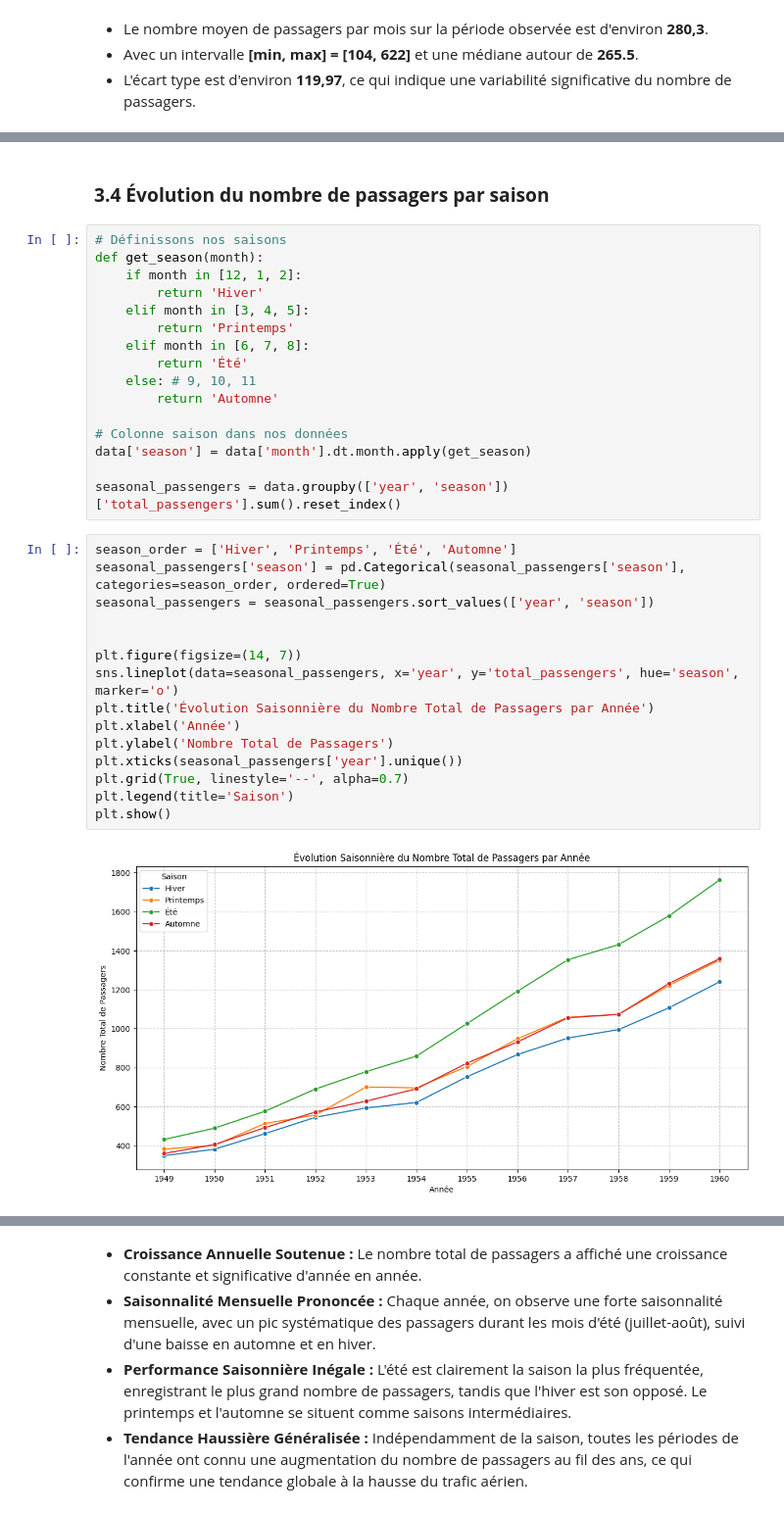
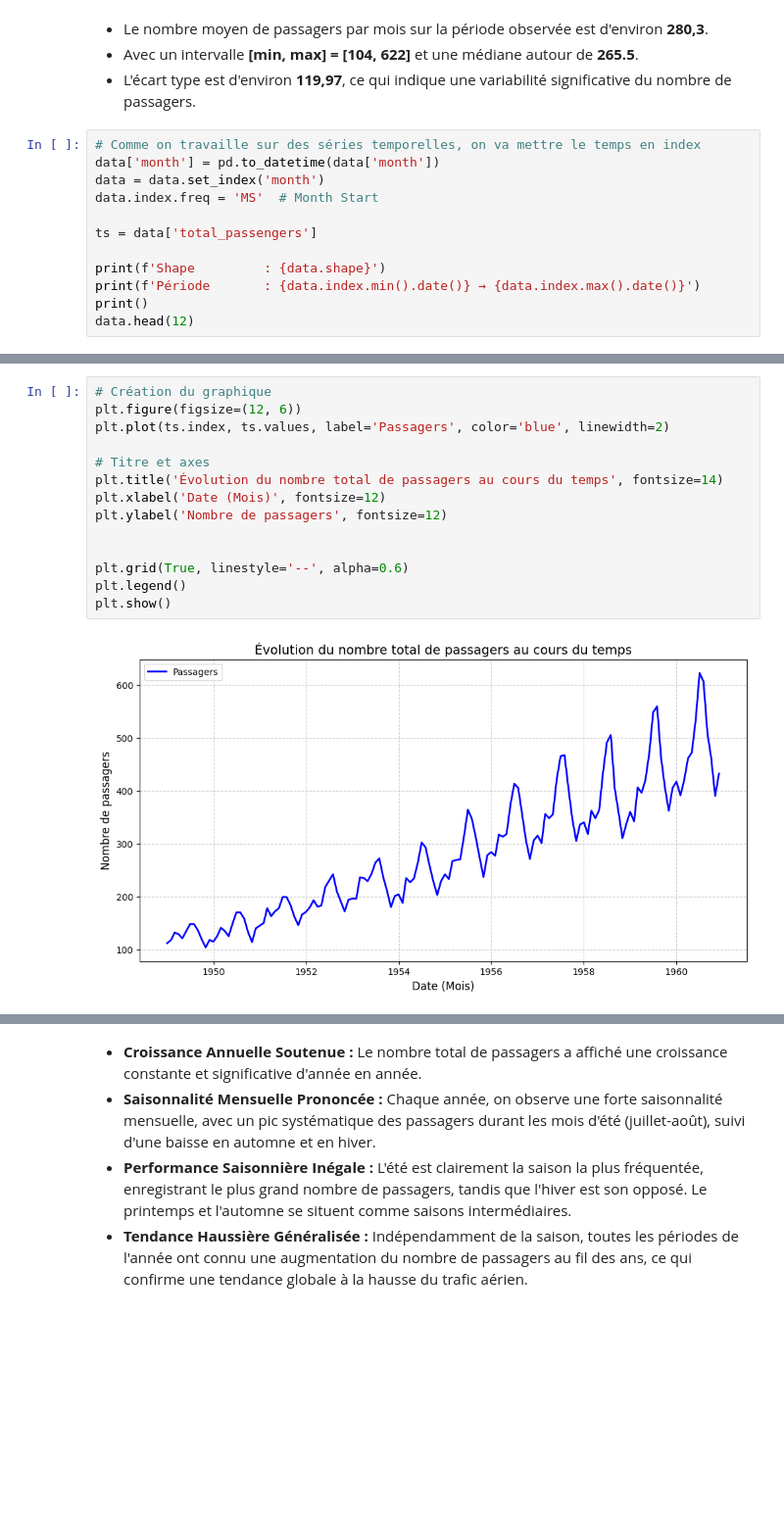
Before and after one commit to keinlarry/Airline-Passengers, a Jupyter notebook: notebook/Airline_Passengers.ipynb, the cells around one changed output, grey strips where cells are left out. Shown at 98% size. Saved outputs shown, nothing was run; the diff lists cells and outputs as text; blank space fills up the shorter version.

```diff
--- a/notebook/Airline_Passengers.ipynb
+++ b/notebook/Airline_Passengers.ipynb
@@ -108,3 +108,15 @@ data.describe().T
 * Le nombre moyen de passagers par mois sur la période observée est d'environ **280,3**.
 * Avec un intervalle **[min, max] = [104, 622]** et une médiane autour de **265.5**.
 * L'écart type est d'environ **119,97**, ce qui indique une variabilité significative du nombre de passagers.
+# %%
+# Comme on travaille sur des séries temporelles, on va mettre le temps en index
+data['month'] = pd.to_datetime(data['month'])
+data = data.set_index('month')
+data.index.freq = 'MS'  # Month Start
+
+ts = data['total_passengers']
+
+print(f'Shape         : {data.shape}')
+print(f'Période       : {data.index.min().date()} → {data.index.max().date()}')
+print()
+data.head(12)
@@ -144,35 +142,16 @@ plt.show()
-# %% [markdown]
-### **3.4 Évolution du nombre de passagers par saison**
-# %%
-# Définissons nos saisons
-def get_season(month):
-    if month in [12, 1, 2]:
-        return 'Hiver'
-    elif month in [3, 4, 5]:
-        return 'Printemps'
-    elif month in [6, 7, 8]:
-        return 'Été'
-    else: # 9, 10, 11
-        return 'Automne'
-
-# Colonne saison dans nos données
-data['season'] = data['month'].dt.month.apply(get_season)
-
-seasonal_passengers = data.groupby(['year', 'season'])['total_passengers'].sum().reset_index()
-# %%
-season_order = ['Hiver', 'Printemps', 'Été', 'Automne']
-seasonal_passengers['season'] = pd.Categorical(seasonal_passengers['season'], categories=season_order, ordered=True)
-seasonal_passengers = seasonal_passengers.sort_values(['year', 'season'])
-
-
-plt.figure(figsize=(14, 7))
-sns.lineplot(data=seasonal_passengers, x='year', y='total_passengers', hue='season', marker='o')
-plt.title('Évolution Saisonnière du Nombre Total de Passagers par Année')
-plt.xlabel('Année')
-plt.ylabel('Nombre Total de Passagers')
-plt.xticks(seasonal_passengers['year'].unique())
-plt.grid(True, linestyle='--', alpha=0.7)
-plt.legend(title='Saison')
-plt.show()
-# %% [output]
-[figure, removed]
+# %%
+# Création du graphique
+plt.figure(figsize=(12, 6))
+plt.plot(ts.index, ts.values, label='Passagers', color='blue', linewidth=2)
+
+# Titre et axes
+plt.title('Évolution du nombre total de passagers au cours du temps', fontsize=14)
+plt.xlabel('Date (Mois)', fontsize=12)
+plt.ylabel('Nombre de passagers', fontsize=12)
+
+
+plt.grid(True, linestyle='--', alpha=0.6)
+plt.legend()
+plt.show()
+# %% [output]
+[figure, added]
```
Also changed, not shown: parts of 12 cells of this notebook.
